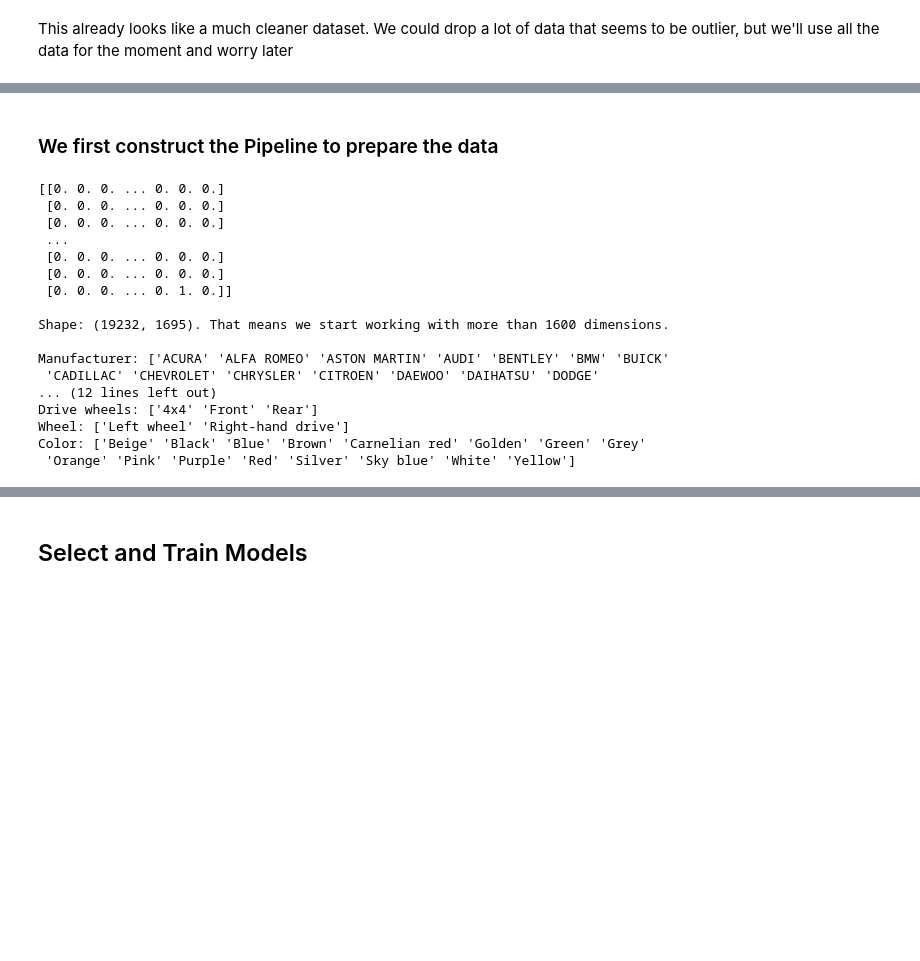
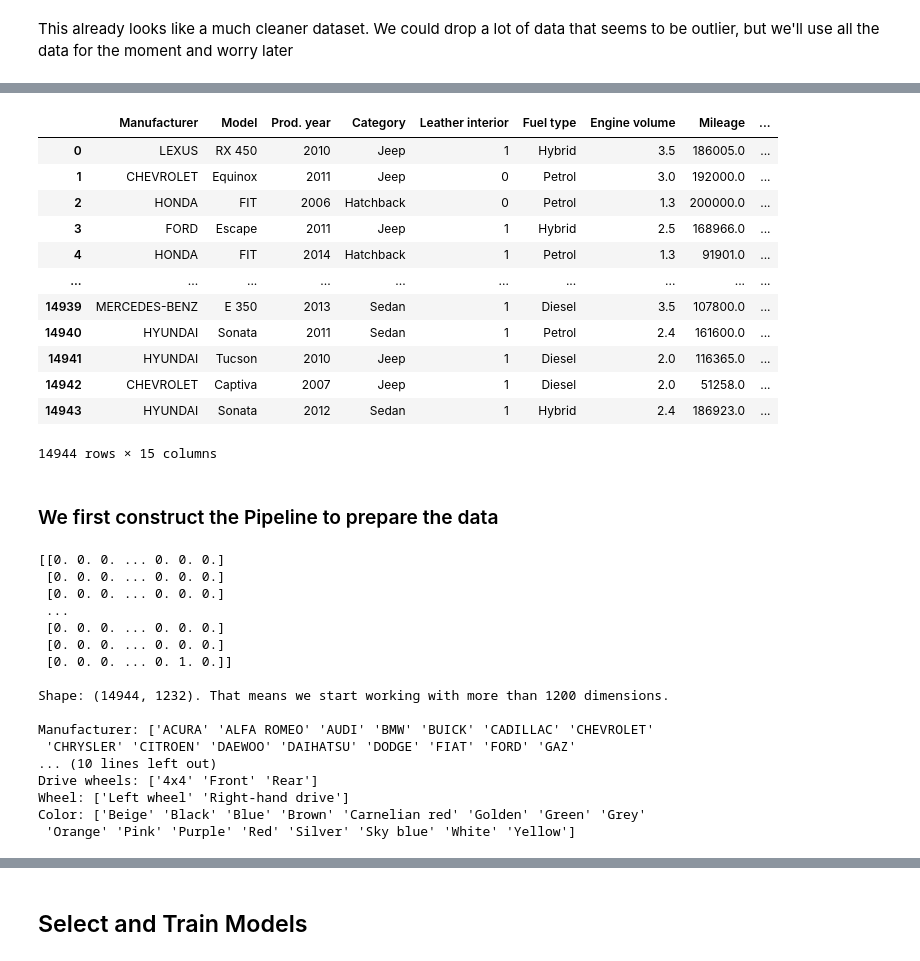
Before and after one commit to JoaquinMateosBarroso/Car_Prices, a Jupyter notebook: CarPrices.ipynb, the cells around one changed output, grey strips where cells are left out. Drawn from its saved outputs; the diff is of its cells as text; code cells hidden in the pictures; blank space fills up the shorter version.

```diff
--- a/CarPrices.ipynb
+++ b/CarPrices.ipynb
@@ -170,6 +182,21 @@ for index, column in enumerate(Y.columns):
 # %%
 X_train = df_train[df_train.columns.drop(["Price"])].copy()
 Y_train = df_train["Price"].copy()
+X_train
+# %% [output]
+|  | Manufacturer | Model | Prod. year | Category | Leather interior | Fuel type | Engine volume | Mileage | ... |
+| 0 | LEXUS | RX 450 | 2010 | Jeep | 1 | Hybrid | 3.5 | 186005.0 | ... |
+| 1 | CHEVROLET | Equinox | 2011 | Jeep | 0 | Petrol | 3.0 | 192000.0 | ... |
+| 2 | HONDA | FIT | 2006 | Hatchback | 0 | Petrol | 1.3 | 200000.0 | ... |
+| 3 | FORD | Escape | 2011 | Jeep | 1 | Hybrid | 2.5 | 168966.0 | ... |
+| 4 | HONDA | FIT | 2014 | Hatchback | 1 | Petrol | 1.3 | 91901.0 | ... |
+| ... | ... | ... | ... | ... | ... | ... | ... | ... | ... |
+| 14939 | MERCEDES-BENZ | E 350 | 2013 | Sedan | 1 | Diesel | 3.5 | 107800.0 | ... |
+| 14940 | HYUNDAI | Sonata | 2011 | Sedan | 1 | Petrol | 2.4 | 161600.0 | ... |
+| 14941 | HYUNDAI | Tucson | 2010 | Jeep | 1 | Diesel | 2.0 | 116365.0 | ... |
+| 14942 | CHEVROLET | Captiva | 2007 | Jeep | 1 | Diesel | 2.0 | 51258.0 | ... |
+| 14943 | HYUNDAI | Sonata | 2012 | Sedan | 1 | Hybrid | 2.4 | 186923.0 | ... |
+14944 rows × 15 columns
 # %% [markdown]
 ### We first construct the Pipeline to prepare the data
 # %%
@@ -183,7 +210,7 @@ X_train_encoded = onehot_encoder.fit_transform(X_train[transf_type["cat_onehot"]
 
 
 print(X_train_encoded.toarray())
-print(f"\nShape: {X_train_encoded.shape}. That means we start working with more than 1600 dimensions.\n")
+print(f"\nShape: {X_train_encoded.shape}. That means we start working with more than 1200 dimensions.\n")
 for i, j in zip(transf_type["cat_onehot"], onehot_encoder.categories_):
     print(f"{i}: {j}")
 # %% [output]
@@ -195,11 +222,11 @@ for i, j in zip(transf_type["cat_onehot"], onehot_encoder.categories_):
  [0. 0. 0. ... 0. 0. 0.]
  [0. 0. 0. ... 0. 1. 0.]]
 
-Shape: (19232, 1695). That means we start working with more than 1600 dimensions.
+Shape: (14944, 1232). That means we start working with more than 1200 dimensions.
 
-Manufacturer: ['ACURA' 'ALFA ROMEO' 'ASTON MARTIN' 'AUDI' 'BENTLEY' 'BMW' 'BUICK'
- 'CADILLAC' 'CHEVROLET' 'CHRYSLER' 'CITROEN' 'DAEWOO' 'DAIHATSU' 'DODGE'
-... (12 lines left out)
+Manufacturer: ['ACURA' 'ALFA ROMEO' 'AUDI' 'BMW' 'BUICK' 'CADILLAC' 'CHEVROLET'
+ 'CHRYSLER' 'CITROEN' 'DAEWOO' 'DAIHATSU' 'DODGE' 'FIAT' 'FORD' 'GAZ'
+... (10 lines left out)
 Drive wheels: ['4x4' 'Front' 'Rear']
 Wheel: ['Left wheel' 'Right-hand drive']
 Color: ['Beige' 'Black' 'Blue' 'Brown' 'Carnelian red' 'Golden' 'Green' 'Grey'
```
Also changed, not shown: parts of 24 cells of this notebook.
